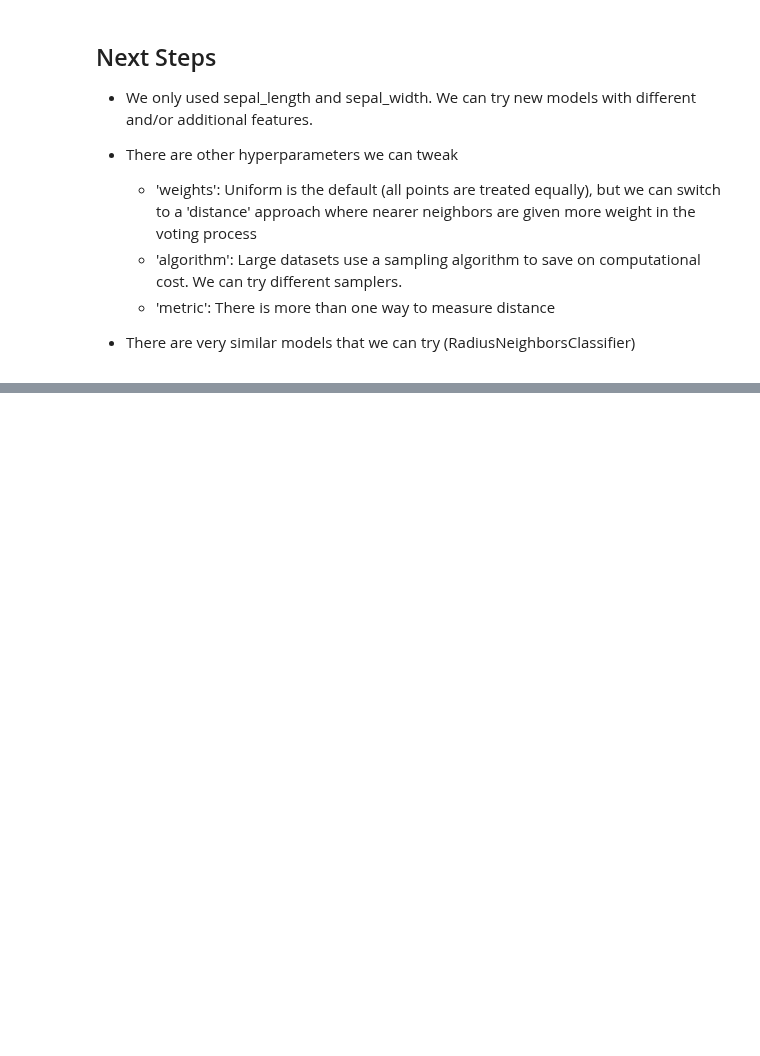
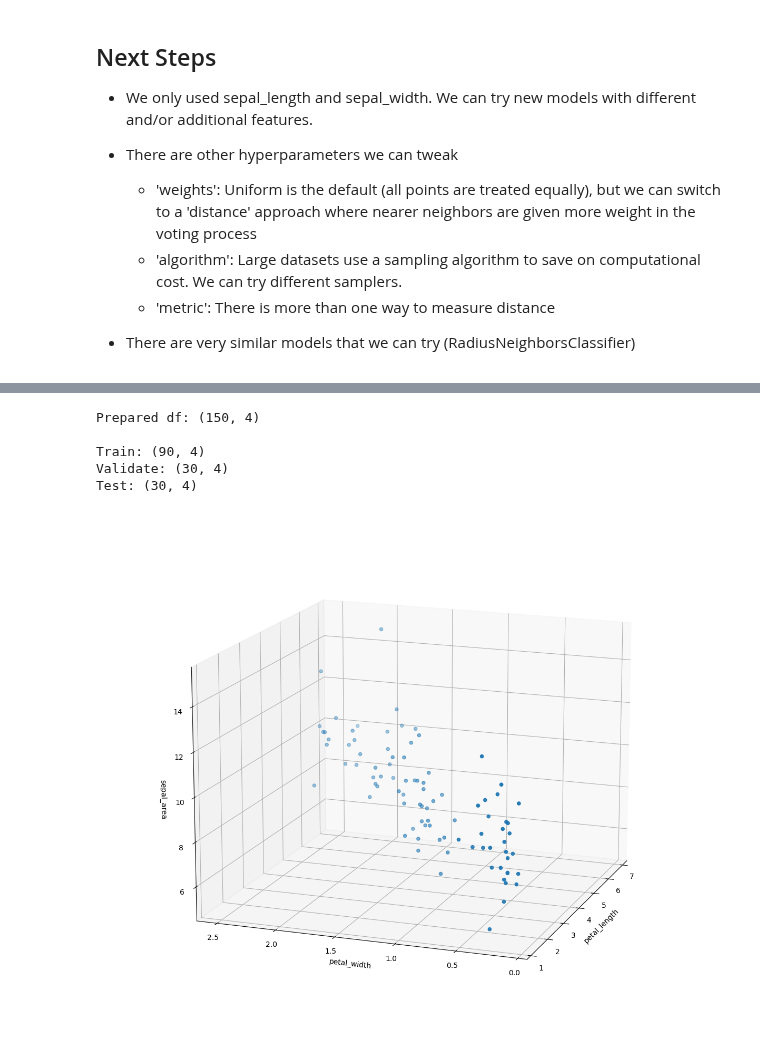
Before and after one commit to David-Howell/classification-exercises, a Jupyter notebook: k_nearest_neighbors_lesson_notes.ipynb, the cells around one changed output, grey strips where cells are left out. Saved outputs shown, nothing was run; the diff lists cells and outputs as text; code cells hidden in the pictures; blank space fills up the shorter version.

```diff
--- a/k_nearest_neighbors_lesson_notes.ipynb
+++ b/k_nearest_neighbors_lesson_notes.ipynb
@@ -284,0 +315,2 @@ _________________________________________________________
+# %%
+df = df.drop(columns=['measurement_id', 'species_id', 'species_id.1'])
@@ -284,0 +326,30 @@ _________________________________________________________
+# %%
+df['sepal_area'] = df.sepal_length * df.sepal_width / 2
+# %%
+df.drop(columns=['sepal_width', 'sepal_length'], inplace=True)
+# %%
+train, validate, test = split_data(df, 'species_name')
+# %% [output]
+Prepared df: (150, 4)
+
+Train: (90, 4)
+Validate: (30, 4)
+Test: (30, 4)
+# %%
+%matplotlib widget
+
+from mpl_toolkits.mplot3d import Axes3D
+
+fig = plt.figure(figsize=(12,10))
+ax = Axes3D(fig)
+
+ax.scatter(train.petal_length, train.petal_width, train.sepal_area)
+
+ax.set_title('3D Iris Measurements Scatter')
+ax.set_xlabel('petal_length')
+ax.set_ylabel('petal_width')
+ax.set_zlabel('sepal_area')
+ax.view_init(15, 200)
+plt.show()
+# %% [output]
+[figure, added]
```
Also changed, not shown: parts of 26 cells of this notebook.
